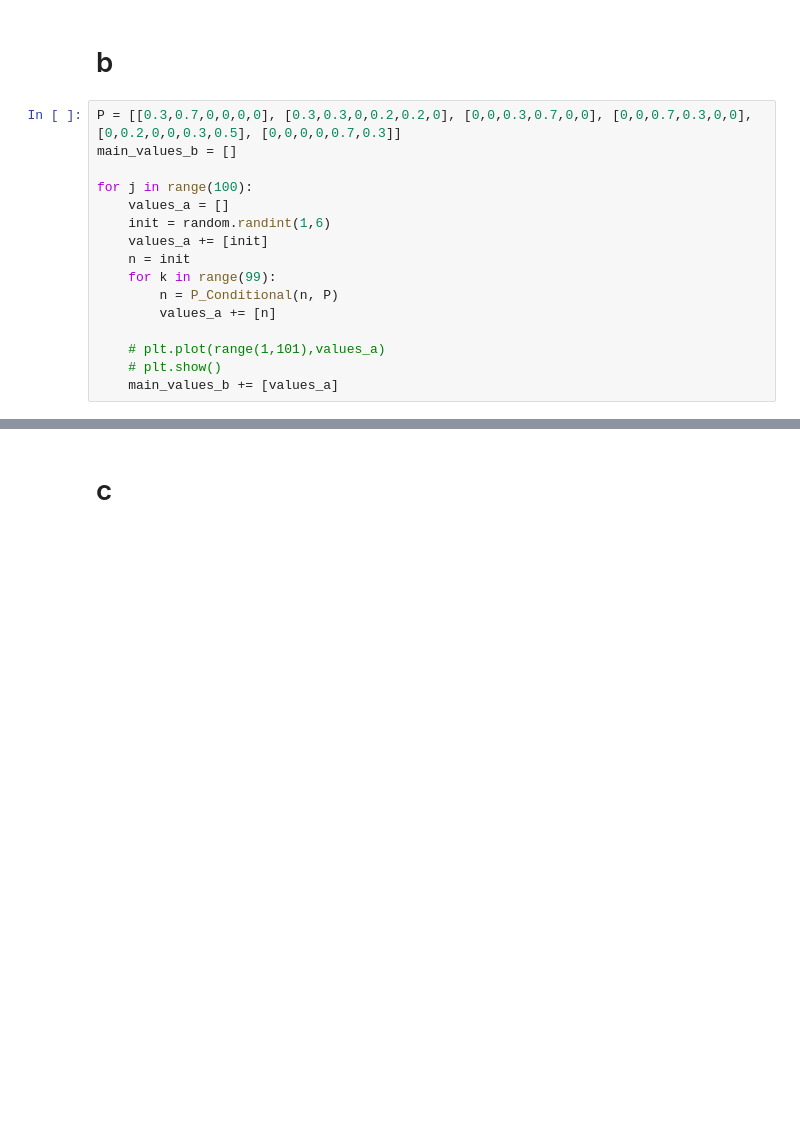
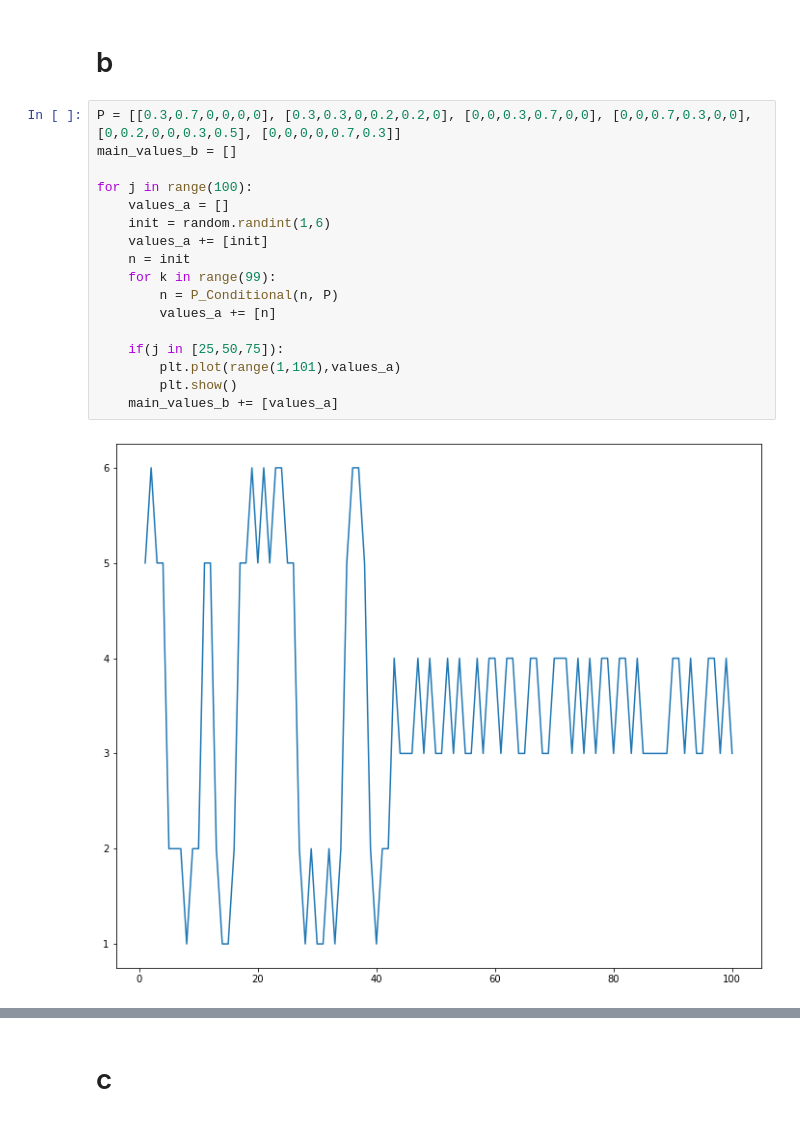
Before and after one commit to rohankalbag/EE325-Assignments, a Jupyter notebook: Assignment 4/Q4.ipynb, the cells around one changed output, grey strips where cells are left out. Cells and saved outputs as stored; diff of their text form; blank space fills up the shorter version.

```diff
--- a/Assignment 4/Q4.ipynb
+++ b/Assignment 4/Q4.ipynb
@@ -57,16 +62,19 @@ Time Average
 # %%
 P = [[0.3,0.7,0,0,0,0], [0.3,0.3,0,0.2,0.2,0], [0,0,0.3,0.7,0,0], [0,0,0.7,0.3,0,0], [0,0.2,0,0,0.3,0.5], [0,0,0,0,0.7,0.3]]
 main_values_b = []
 
 for j in range(100):
     values_a = []
     init = random.randint(1,6)
     values_a += [init]
     n = init
     for k in range(99):
         n = P_Conditional(n, P)
         values_a += [n]
 
-    # plt.plot(range(1,101),values_a)
-    # plt.show()
+    if(j in [25,50,75]):
+        plt.plot(range(1,101),values_a)
+        plt.show()
     main_values_b += [values_a]
+# %% [output]
+[figure, added]
```
Also changed, not shown: parts of 8 cells of this notebook.
